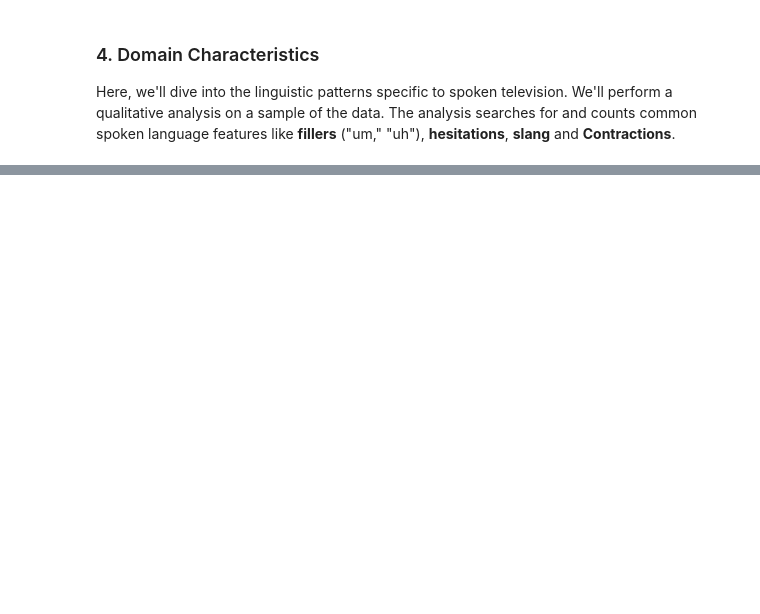
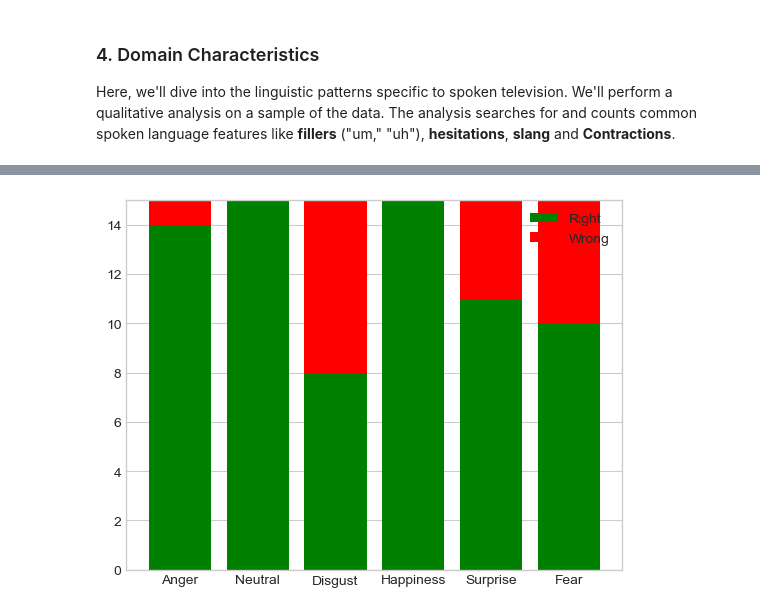
Before and after one commit to koen18138/NLP_emotion_detection, a Jupyter notebook: nlp_cia/src/data_quality_report.ipynb, the cells around one changed output, grey strips where cells are left out. Cells and saved outputs as stored; diff of their text form; code cells hidden in the pictures; blank space fills up the shorter version.

```diff
--- a/nlp_cia/src/data_quality_report.ipynb
+++ b/nlp_cia/src/data_quality_report.ipynb
@@ -300,0 +585,12 @@ Based on the analysis, this final section will summarize the findings and recomm
+# %%
+emotions = ['Anger', 'Neutral', 'Disgust', 'Happiness', 'Surprise', 'Fear']
+right = [14, 15, 8, 15, 11, 10]
+wrong = [1, 0, 7, 0, 4, 5]
+
+# Simple bar chart
+plt.bar(emotions, right, label='Right', color='green')
+plt.bar(emotions, wrong, bottom=right, label='Wrong', color='red')
+plt.legend()
+plt.show()
+# %% [output]
+[figure, added]
```
Also changed, not shown: parts of 20 cells of this notebook.
